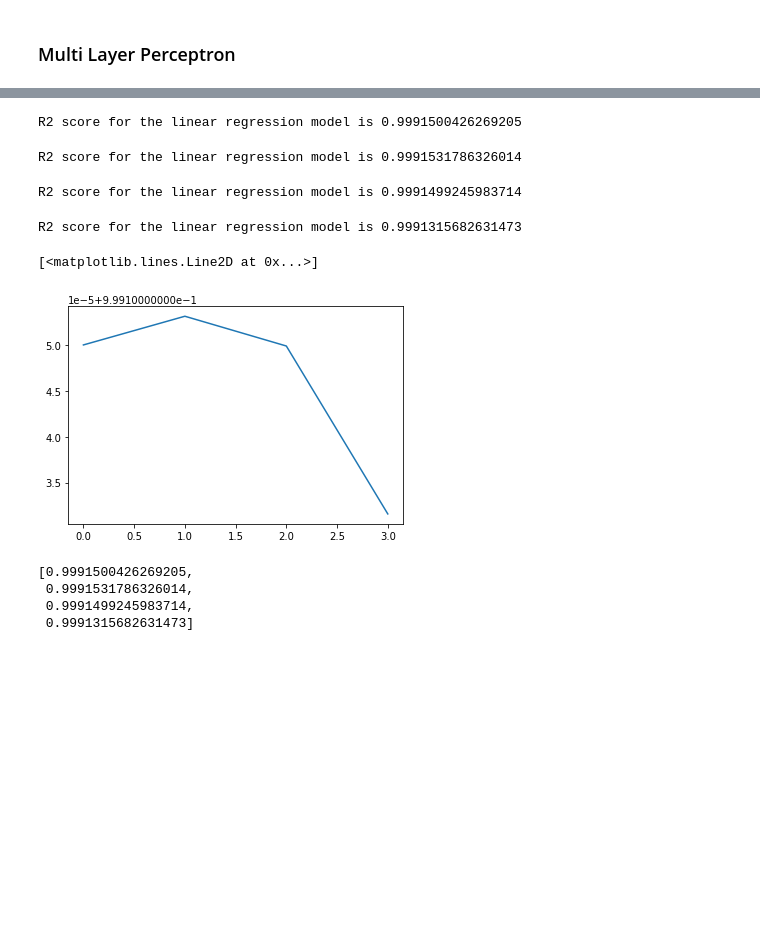
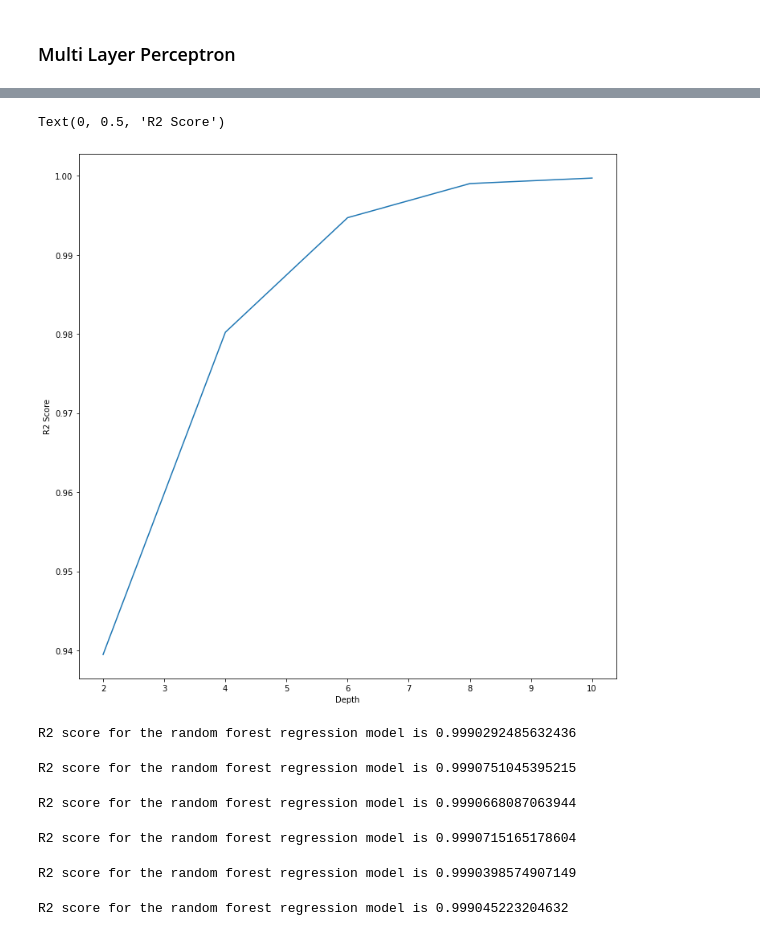
Before and after one commit to sivaprasad2000/CadenceRegressorEW2, a Jupyter notebook: model.ipynb, the cells around one changed output, grey strips where cells are left out. Cells and saved outputs as stored; diff of their text form; code cells hidden in the pictures; blank space fills up the shorter version.

```diff
--- a/model.ipynb
+++ b/model.ipynb
@@ -229,25 +254,24 @@ plt.plot(scores)
+# %%
+plt.figure(figsize=[12, 12])
+plt.plot(depth_arr, scores)
+plt.xlabel('Depth')
+plt.ylabel('R2 Score')
+# %% [output]
+Text(0, 0.5, 'R2 Score')
+[figure, added]
 # %%
 scores = []
-for rs in [0,1,2,3]:
+rs_arr = [0, 1, 2, 3, 4, 5]
+for rs in rs_arr:
     regr = RandomForestRegressor(max_depth=8, random_state=rs)
     regr.fit(X_train, Y_train)
     pred = regr.predict(X_test)
     scores.append(r2_score(Y_test, pred))
-    print(f"R2 score for the linear regression model is {r2_score(Y_test, pred)}")
+    print(f"R2 score for the random forest regression model is {r2_score(Y_test, pred)}")
 # %% [output]
-R2 score for the linear regression model is 0.9991500426269205
+R2 score for the random forest regression model is 0.9990292485632436
-R2 score for the linear regression model is 0.9991531786326014
+R2 score for the random forest regression model is 0.9990751045395215
-R2 score for the linear regression model is 0.9991499245983714
+R2 score for the random forest regression model is 0.9990668087063944
-R2 score for the linear regression model is 0.9991315682631473
+R2 score for the random forest regression model is 0.9990715165178604
+R2 score for the random forest regression model is 0.9990398574907149
+R2 score for the random forest regression model is 0.999045223204632
-# %%
-plt.plot([0,1,2,3],scores)
-# %% [output]
-[<matplotlib.lines.Line2D at 0x...>]
-[figure, removed]
-# %%
-scores
-# %% [output]
-[0.9991500426269205,
- 0.9991531786326014,
- 0.9991499245983714,
- 0.9991315682631473]
```
Also changed, not shown: parts of 18 cells of this notebook.
